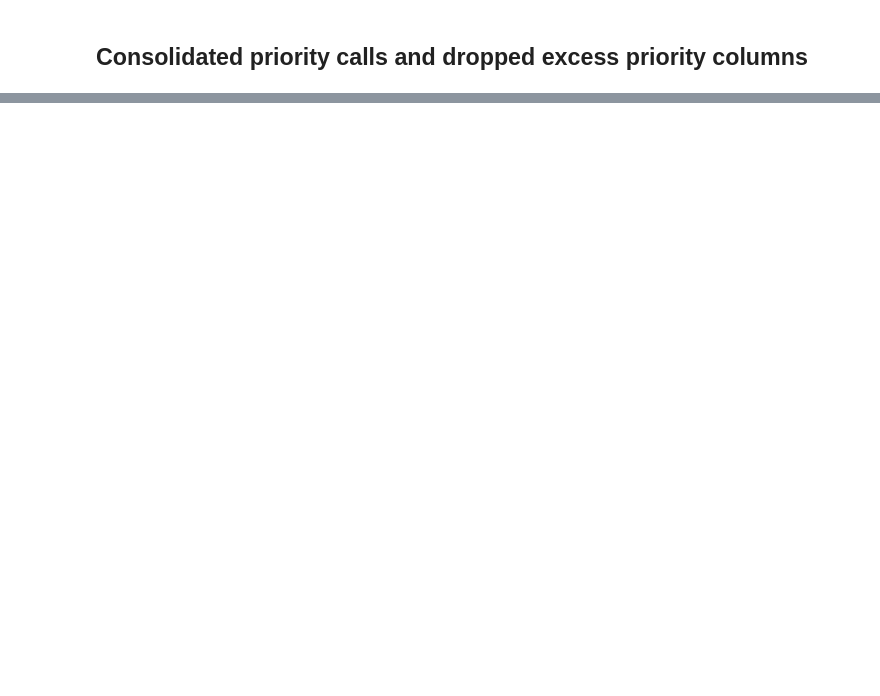
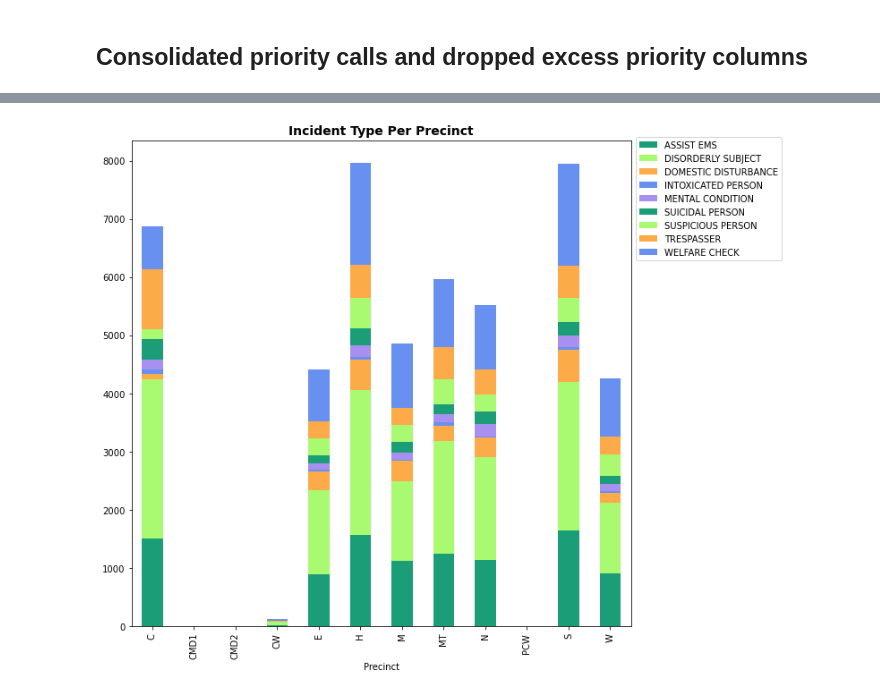
Before and after one commit to kyman90/partners_in_care-dda6-key_lime, a Jupyter notebook: Notebooks/Partner_In_Care_Analysis.ipynb, the cells around one changed output, grey strips where cells are left out. Saved outputs shown, nothing was run; the diff lists cells and outputs as text; code cells hidden in the pictures; blank space fills up the shorter version.

```diff
--- a/Notebooks/Partner_In_Care_Analysis.ipynb
+++ b/Notebooks/Partner_In_Care_Analysis.ipynb
@@ -20,5 +42,5 @@ geo_clean.head()
 ## Merged geo data to calls/address
 # %%
 geo_calls_merged = pd.merge(geo_clean, calls_address, left_on = 'address', right_on = 'Address')
-geo_calls_merged.drop(['address'], axis=1, inplace = True)
-geo_calls_merged.head()
+#geo_calls_merged.drop(['address'], axis=1, inplace = True)
+geo_calls_merged.info()
@@ -31,0 +124,11 @@ incident_response.head()
+# %%
+fig, ax = plt.subplots(figsize=(10,10))
+incident_type_precinct = pd.crosstab(geo_calls_merged.Precinct, geo_calls_merged['Incident Type'])
+incident_type_precinct.plot(kind='bar', stacked=True, ax=ax, color = ['#1b9e77', '#a9f971', '#fdaa48','#6890F0','#A890F0'])
+plt.legend(bbox_to_anchor = (1, 1.015), loc = 'upper left')
+plt.title('Incident Type Per Precinct',
+         fontsize = 14,
+         fontweight = 'bold')
+plt.show()
+# %% [output]
+[figure, added]
```
Also changed, not shown: parts of 11 cells of this notebook.
